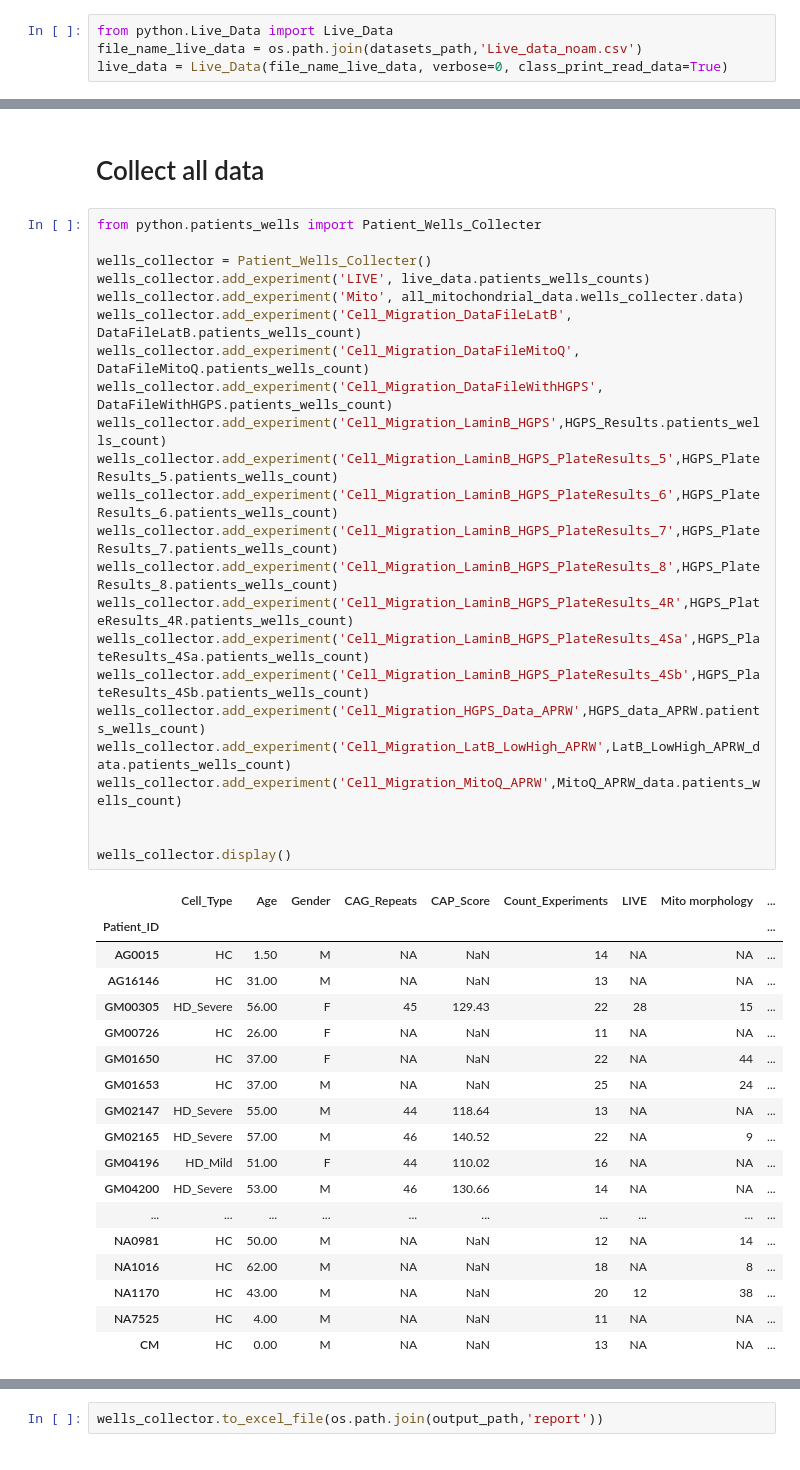
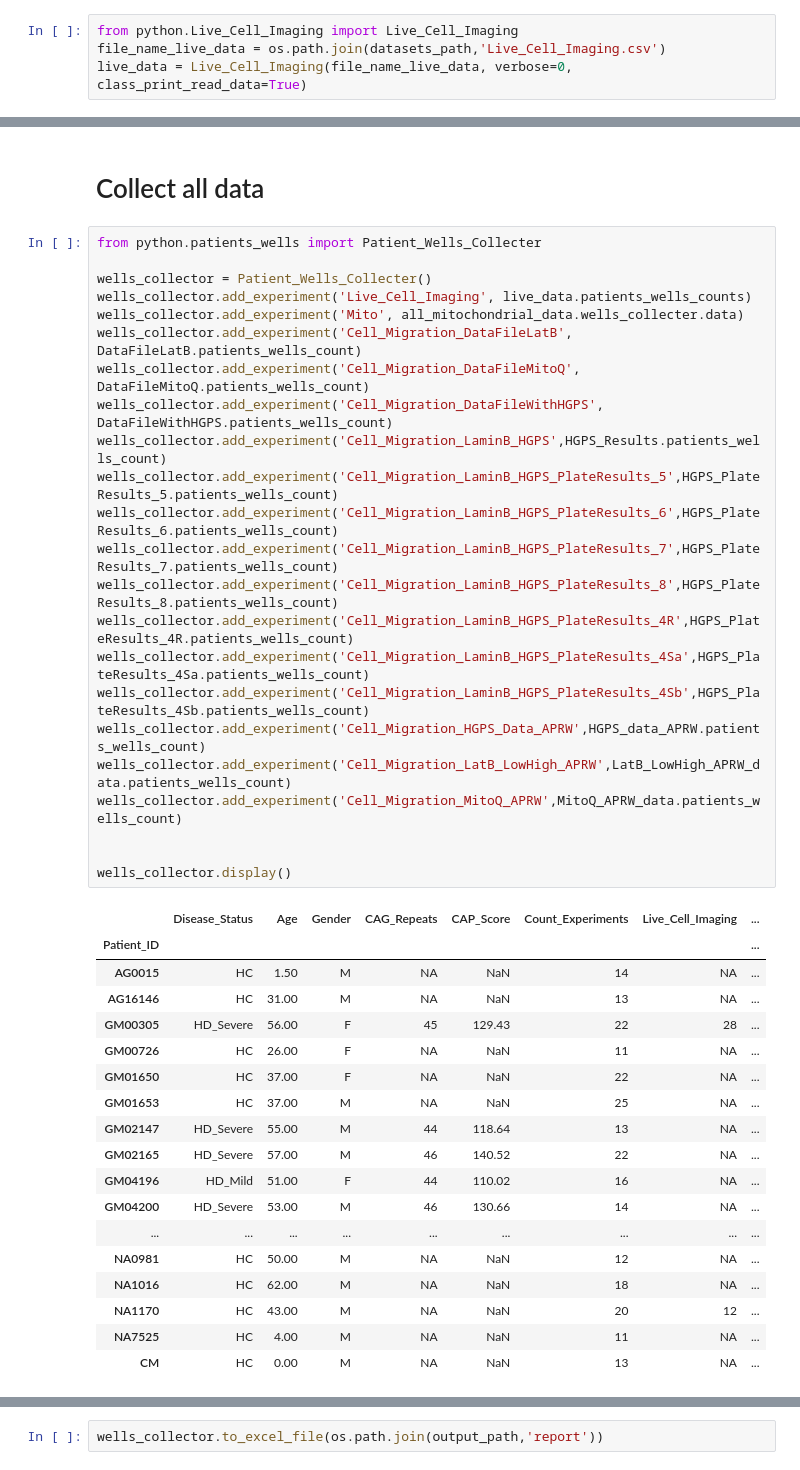
Before and after one commit to drormeir/Huntington, a Jupyter notebook: notebooks/Collect_All_Patients_Wells_Count.ipynb, the cells around one changed output, grey strips where cells are left out. Cells and saved outputs as stored; diff of their text form.

Commit message:
Live_Cell_Imaging and Disease_Status

```diff
--- a/notebooks/Collect_All_Patients_Wells_Count.ipynb
+++ b/notebooks/Collect_All_Patients_Wells_Count.ipynb
@@ -55,7 +55,7 @@ Output path: d:\projects\BioTAU\Huntington\output
 # %% [markdown]
 # Live Data
 # %%
-from python.Live_Data import Live_Data
-file_name_live_data = os.path.join(datasets_path,'Live_data_noam.csv')
-live_data = Live_Data(file_name_live_data, verbose=0, class_print_read_data=True)
+from python.Live_Cell_Imaging import Live_Cell_Imaging
+file_name_live_data = os.path.join(datasets_path,'Live_Cell_Imaging.csv')
+live_data = Live_Cell_Imaging(file_name_live_data, verbose=0, class_print_read_data=True)
 # %% [output]
@@ -142,45 +142,45 @@ Reading LatB_LowHigh_MitoQ_APRW: d:\projects\BioTAU\Huntington\datasets\Cell_Mig
 # %%
 from python.patients_wells import Patient_Wells_Collecter
 
 wells_collector = Patient_Wells_Collecter()
-wells_collector.add_experiment('LIVE', live_data.patients_wells_counts)
+wells_collector.add_experiment('Live_Cell_Imaging', live_data.patients_wells_counts)
 wells_collector.add_experiment('Mito', all_mitochondrial_data.wells_collecter.data)
 wells_collector.add_experiment('Cell_Migration_DataFileLatB', DataFileLatB.patients_wells_count)
 wells_collector.add_experiment('Cell_Migration_DataFileMitoQ', DataFileMitoQ.patients_wells_count)
 wells_collector.add_experiment('Cell_Migration_DataFileWithHGPS', DataFileWithHGPS.patients_wells_count)
 wells_collector.add_experiment('Cell_Migration_LaminB_HGPS',HGPS_Results.patients_wells_count)
 wells_collector.add_experiment('Cell_Migration_LaminB_HGPS_PlateResults_5',HGPS_PlateResults_5.patients_wells_count)
 wells_collector.add_experiment('Cell_Migration_LaminB_HGPS_PlateResults_6',HGPS_PlateResults_6.patients_wells_count)
 wells_collector.add_experiment('Cell_Migration_LaminB_HGPS_PlateResults_7',HGPS_PlateResults_7.patients_wells_count)
 wells_collector.add_experiment('Cell_Migration_LaminB_HGPS_PlateResults_8',HGPS_PlateResults_8.patients_wells_count)
 wells_collector.add_experiment('Cell_Migration_LaminB_HGPS_PlateResults_4R',HGPS_PlateResults_4R.patients_wells_count)
 wells_collector.add_experiment('Cell_Migration_LaminB_HGPS_PlateResults_4Sa',HGPS_PlateResults_4Sa.patients_wells_count)
 wells_collector.add_experiment('Cell_Migration_LaminB_HGPS_PlateResults_4Sb',HGPS_PlateResults_4Sb.patients_wells_count)
 wells_collector.add_experiment('Cell_Migration_HGPS_Data_APRW',HGPS_data_APRW.patients_wells_count)
 wells_collector.add_experiment('Cell_Migration_LatB_LowHigh_APRW',LatB_LowHigh_APRW_data.patients_wells_count)
 wells_collector.add_experiment('Cell_Migration_MitoQ_APRW',MitoQ_APRW_data.patients_wells_count)
 
 
 wells_collector.display()
 # %% [output]
-|  | Cell_Type | Age | Gender | CAG_Repeats | CAP_Score | Count_Experiments | LIVE | Mito morphology | ... |
-| Patient_ID |  |  |  |  |  |  |  |  | ... |
-| AG0015 | HC | 1.50 | M | NA | NaN | 14 | NA | NA | ... |
-| AG16146 | HC | 31.00 | M | NA | NaN | 13 | NA | NA | ... |
-| GM00305 | HD_Severe | 56.00 | F | 45 | 129.43 | 22 | 28 | 15 | ... |
-| GM00726 | HC | 26.00 | F | NA | NaN | 11 | NA | NA | ... |
-| GM01650 | HC | 37.00 | F | NA | NaN | 22 | NA | 44 | ... |
-| GM01653 | HC | 37.00 | M | NA | NaN | 25 | NA | 24 | ... |
-| GM02147 | HD_Severe | 55.00 | M | 44 | 118.64 | 13 | NA | NA | ... |
-| GM02165 | HD_Severe | 57.00 | M | 46 | 140.52 | 22 | NA | 9 | ... |
-| GM04196 | HD_Mild | 51.00 | F | 44 | 110.02 | 16 | NA | NA | ... |
-| GM04200 | HD_Severe | 53.00 | M | 46 | 130.66 | 14 | NA | NA | ... |
-| ... | ... | ... | ... | ... | ... | ... | ... | ... | ... |
-| NA0981 | HC | 50.00 | M | NA | NaN | 12 | NA | 14 | ... |
-| NA1016 | HC | 62.00 | M | NA | NaN | 18 | NA | 8 | ... |
-| NA1170 | HC | 43.00 | M | NA | NaN | 20 | 12 | 38 | ... |
-| NA7525 | HC | 4.00 | M | NA | NaN | 11 | NA | NA | ... |
-| CM | HC | 0.00 | M | NA | NaN | 13 | NA | NA | ... |
+|  | Disease_Status | Age | Gender | CAG_Repeats | CAP_Score | Count_Experiments | Live_Cell_Imaging | ... |
+| Patient_ID |  |  |  |  |  |  |  | ... |
+| AG0015 | HC | 1.50 | M | NA | NaN | 14 | NA | ... |
+| AG16146 | HC | 31.00 | M | NA | NaN | 13 | NA | ... |
+| GM00305 | HD_Severe | 56.00 | F | 45 | 129.43 | 22 | 28 | ... |
+| GM00726 | HC | 26.00 | F | NA | NaN | 11 | NA | ... |
+| GM01650 | HC | 37.00 | F | NA | NaN | 22 | NA | ... |
+| GM01653 | HC | 37.00 | M | NA | NaN | 25 | NA | ... |
+| GM02147 | HD_Severe | 55.00 | M | 44 | 118.64 | 13 | NA | ... |
+| GM02165 | HD_Severe | 57.00 | M | 46 | 140.52 | 22 | NA | ... |
+| GM04196 | HD_Mild | 51.00 | F | 44 | 110.02 | 16 | NA | ... |
+| GM04200 | HD_Severe | 53.00 | M | 46 | 130.66 | 14 | NA | ... |
+| ... | ... | ... | ... | ... | ... | ... | ... | ... |
+| NA0981 | HC | 50.00 | M | NA | NaN | 12 | NA | ... |
+| NA1016 | HC | 62.00 | M | NA | NaN | 18 | NA | ... |
+| NA1170 | HC | 43.00 | M | NA | NaN | 20 | 12 | ... |
+| NA7525 | HC | 4.00 | M | NA | NaN | 11 | NA | ... |
+| CM | HC | 0.00 | M | NA | NaN | 13 | NA | ... |
 68 rows × 26 columns
 # %%
 wells_collector.to_excel_file(os.path.join(output_path,'report'))
```
Also changed, not shown: parts of 1 cell of this notebook, 10 other files.
